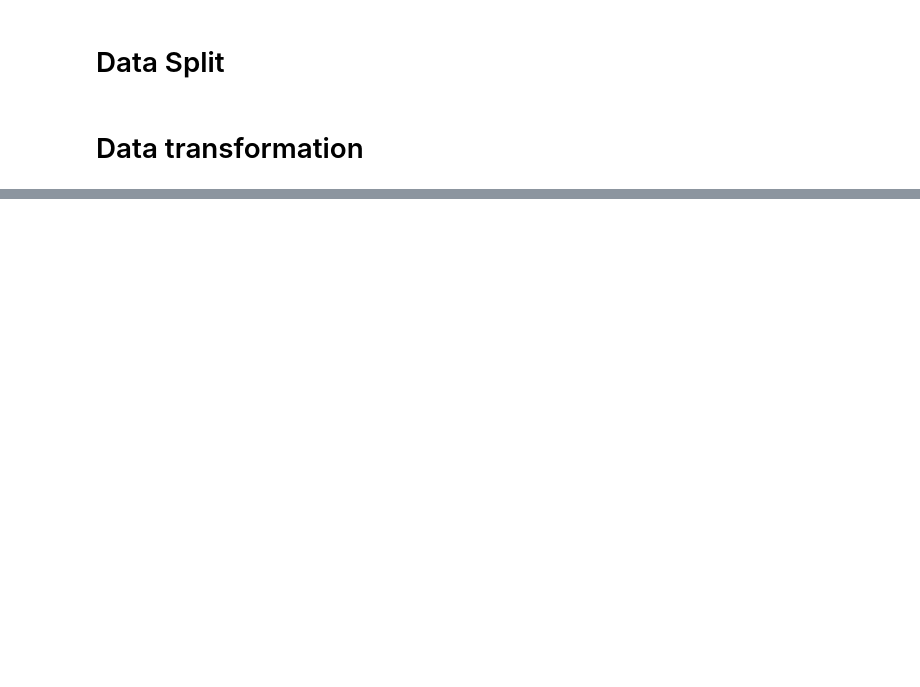
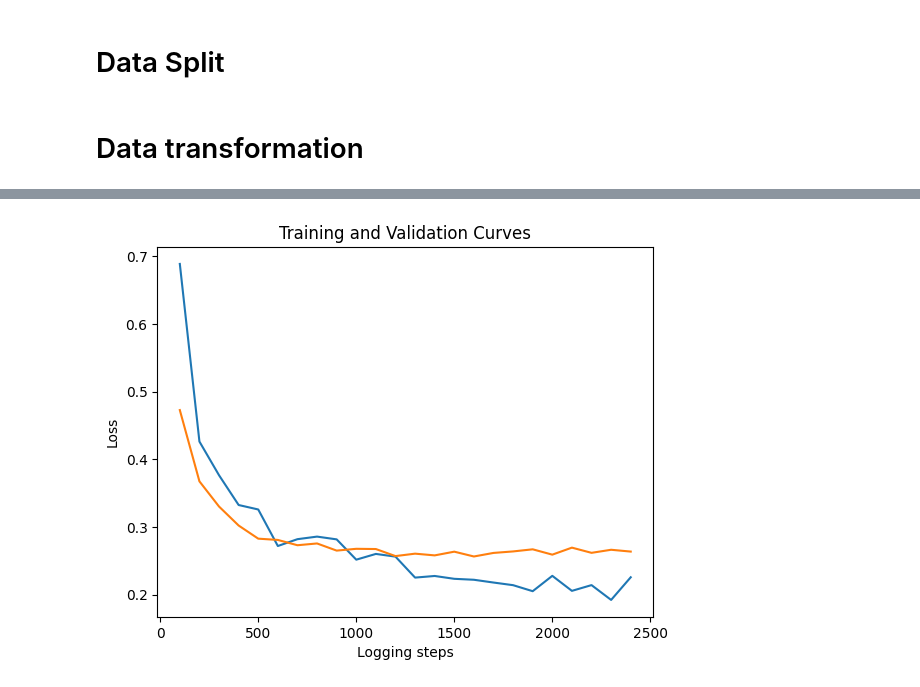
Before and after one commit to congyoua/CS410-Final-Project, a Jupyter notebook: Transformer.ipynb, the cells around one changed output, grey strips where cells are left out. Drawn from its saved outputs; the diff is of its cells as text; code cells hidden in the pictures; blank space fills up the shorter version.

```diff
--- a/Transformer.ipynb
+++ b/Transformer.ipynb
@@ -150,0 +178,14 @@ model = CustomClassificationModel()
+# %%
+# Metrics for evaluation
+def compute_metrics(p):
+    preds = np.argmax(p.predictions, axis=1)
+    macro_f1 = f1_score(p.label_ids,preds,average='macro')
+    precision = precision_score(p.label_ids,preds,average='macro', zero_division=1)
+    recall = recall_score(p.label_ids,preds,average='macro')
+    acc = accuracy_score(p.label_ids,preds)
+    return {
+      'macro_f1' : macro_f1,
+      'Validation accuracy': acc,
+      'Precision': precision,
+      'Recall' : recall,
+}
@@ -150,0 +211,18 @@ model = CustomClassificationModel()
+# %%
+# Early stopping to prevent overfitting
+early_stopping_callback = EarlyStoppingCallback(
+    early_stopping_patience=3,
+    early_stopping_threshold=0.01,
+)
+
+# Huggingface Trainer class
+trainer = Trainer(
+    model=model,
+    args=training_args,
+    train_dataset=train_dataset,
+    eval_dataset=val_dataset,
+    compute_metrics=compute_metrics,
+)
+# %%
+# Train the model
+training_logs = trainer.train()
@@ -150,0 +251,13 @@ model = CustomClassificationModel()
+# %%
+# Compute training and validation curve
+train_loss_list = [log['loss'] for log in trainer.state.log_history if 'loss' in log]
+eval_loss_list = [log['eval_loss'] for log in trainer.state.log_history if 'eval_loss' in log]
+step_list = [log['step'] for log in trainer.state.log_history if 'loss' in log]
+plt.plot(step_list, train_loss_list, label='Training loss')
+plt.plot(step_list, eval_loss_list, label='Validation loss')
+plt.xlabel('Logging steps')
+plt.ylabel('Loss')
+plt.title('Training and Validation Curves')
+plt.show()
+# %% [output]
+[figure, added]
```
Also changed, not shown: parts of 18 cells of this notebook, 2 other files.
